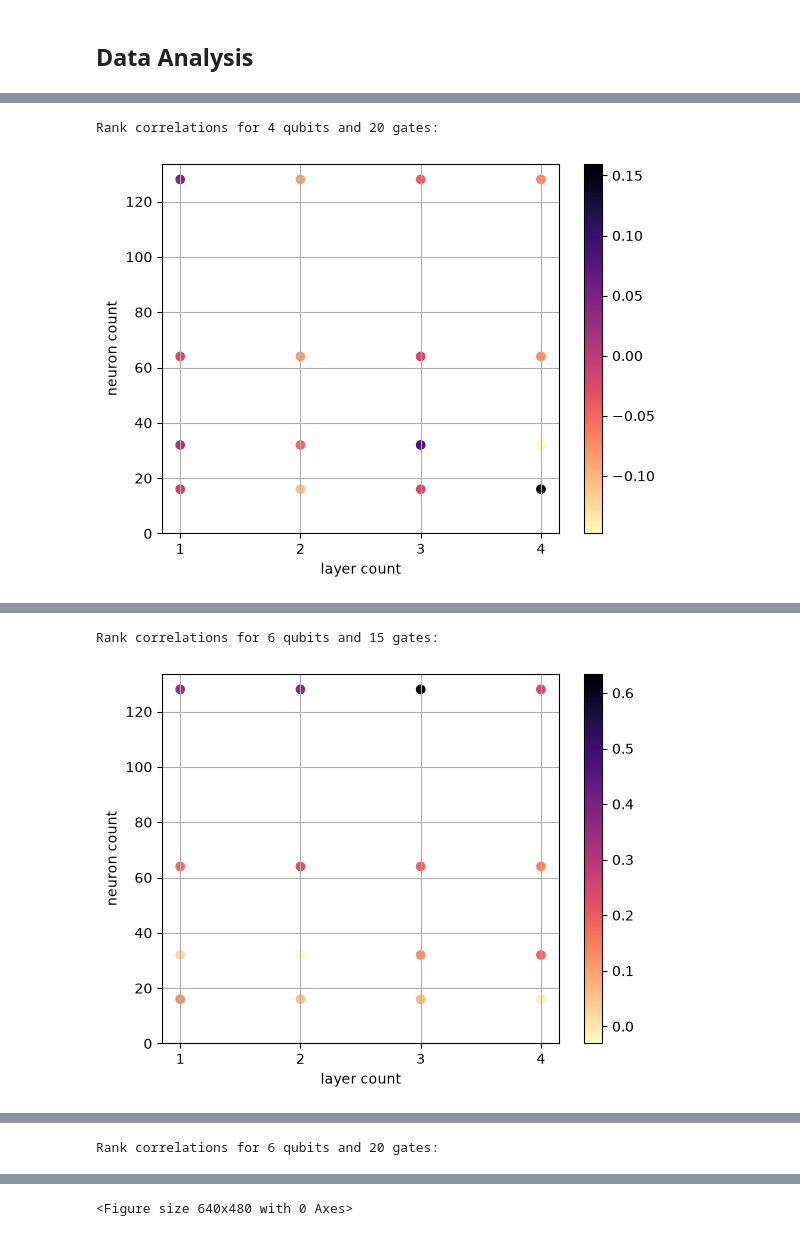
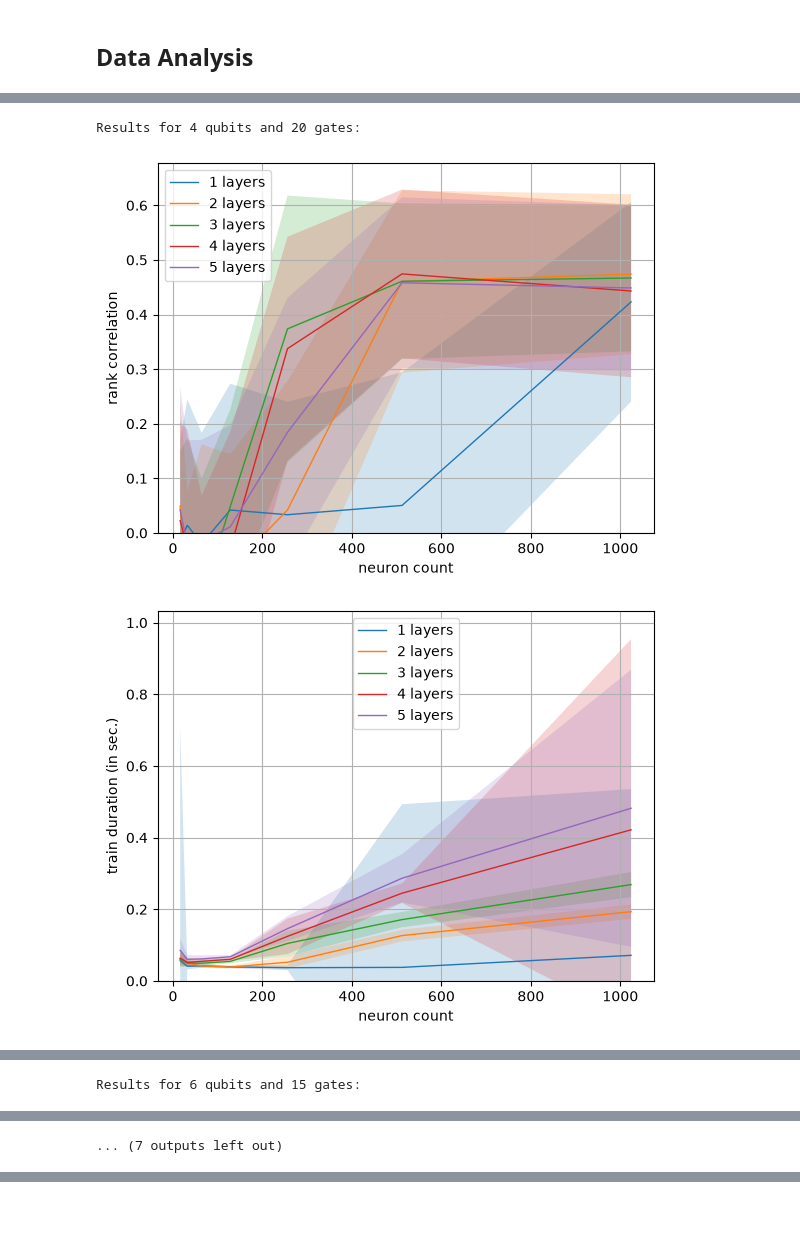
Before and after one commit to westoun/surrogate-assisted-qcs, a Jupyter notebook: evaluation/architecture_search/analysis.ipynb, the cells around one changed output, grey strips where cells are left out. Saved outputs shown, nothing was run; the diff lists cells and outputs as text; code cells hidden in the pictures; blank space fills up the shorter version.

```diff
--- a/evaluation/architecture_search/analysis.ipynb
+++ b/evaluation/architecture_search/analysis.ipynb
@@ -18,2 +181,32 @@ import pandas as pd
+# %%
+def plot_inference_memory_as_lines(df: pd.DataFrame, target_path: str = None, plot_std: bool = True, anchor_yaxis: bool = True) -> None:
+    ax = plt.subplot()
+
+    for layer_count in df["layer_count"].unique():
+        rel_df = df[df["layer_count"] == layer_count]
+
+        ax.plot(rel_df["neuron_count"], rel_df["median_inference_memory"], label=f"{layer_count} layers", linewidth=1)
+
+        if plot_std:
+            lower_bound = rel_df["median_inference_memory"] - rel_df["stdev_inference_memory"]
+            upper_bound = rel_df["median_inference_memory"] + rel_df["stdev_inference_memory"]
+            ax.fill_between(
+                rel_df["neuron_count"], lower_bound, upper_bound, alpha=0.2
+            )
+
+    if anchor_yaxis:
+            ax.set_ylim(0)
+
+    ax.set_xlabel("neuron count")
+    ax.set_ylabel("inference memory (in byte)")
+
+    plt.grid()
+    plt.legend()
+
+    if target_path is not None:
+        plt.savefig(target_path, bbox_inches='tight')
+
+    plt.show()
+    plt.clf()
 # %% [markdown]
 ## Data Preparation
@@ -68,4 +264,0 @@ for column in data.columns:
-# %%
-data = data.groupby(["qubit_num", "gate_count", "layer_count", "neuron_count"]).median().reset_index()
-
-print(data.head())
@@ -86,24 +265,27 @@ print(data.head())
 # %%
 qubit_nums = data["qubit_num"].unique()
 qubit_nums = sorted(qubit_nums)
 
 gate_counts = data["gate_count"].unique()
 gate_counts = sorted(gate_counts)
 
 for qubit_num in qubit_nums:
 
     for gate_count in gate_counts:
         rel_data = data[
             (data["qubit_num"] == qubit_num) & (data["gate_count"] == gate_count)
         ]
 
         if len(rel_data) == 0:
             continue
 
-        print(f"\nRank correlations for {qubit_num} qubits and {gate_count} gates:")
-        plot_rank_correlation_grid(rel_data)
-        # print("MSE score:")
-        # plot_mse_grid(rel_data)
+        printb(f"\nResults for {qubit_num} qubits and {gate_count} gates:")
+        plot_rank_correlation_as_lines(rel_data, target_path=f"results/as_{qubit_num}q{gate_count}g_rank_correlations.png")
+        plot_train_time_as_lines(rel_data, target_path=f"results/as_{qubit_num}q{gate_count}g_train_time.png")
+        plot_inference_time_as_lines(rel_data, target_path=f"results/as_{qubit_num}q{gate_count}g_inference_time.png")
+        plot_train_memory_as_lines(rel_data, anchor_yaxis=False)
+        plot_inference_memory_as_lines(rel_data, anchor_yaxis=False)
 # %% [output]
-Rank correlations for 4 qubits and 20 gates:
+Results for 4 qubits and 20 gates:
-[figure, old version]
+[figure, new version]
+[figure, new version]
@@ -110,2 +295 @@ Rank correlations for 4 qubits and 20 gates:
-Rank correlations for 6 qubits and 15 gates:
+Results for 6 qubits and 15 gates:
-[figure, old version]
@@ -112 +301 @@ Rank correlations for 6 qubits and 15 gates:
-Rank correlations for 6 qubits and 20 gates:
+... (7 outputs left out)
@@ -114 +301,0 @@ Rank correlations for 6 qubits and 20 gates:
-<Figure size 640x480 with 0 Axes>
```
Also changed, not shown: parts of 16 cells of this notebook, 2 other files.
